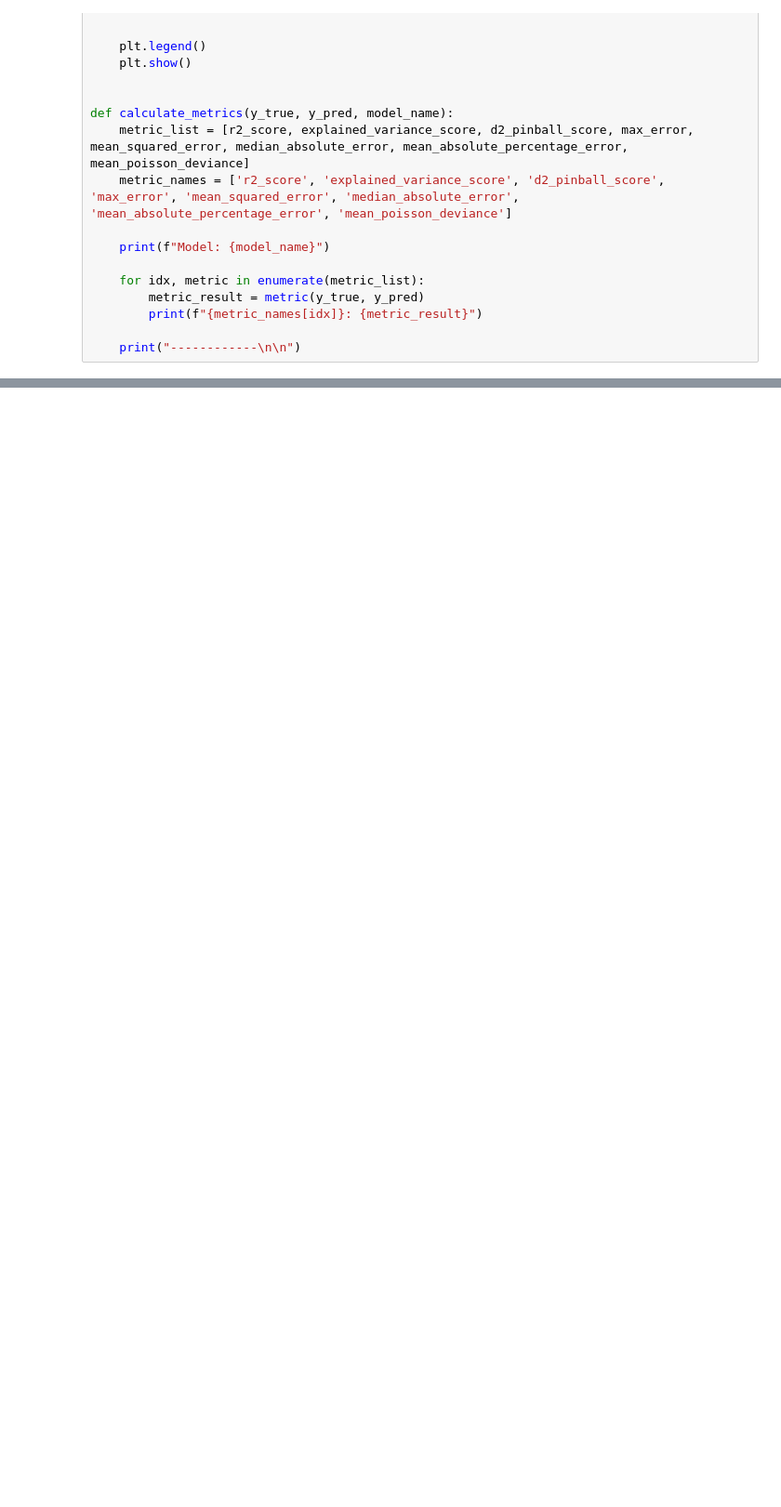
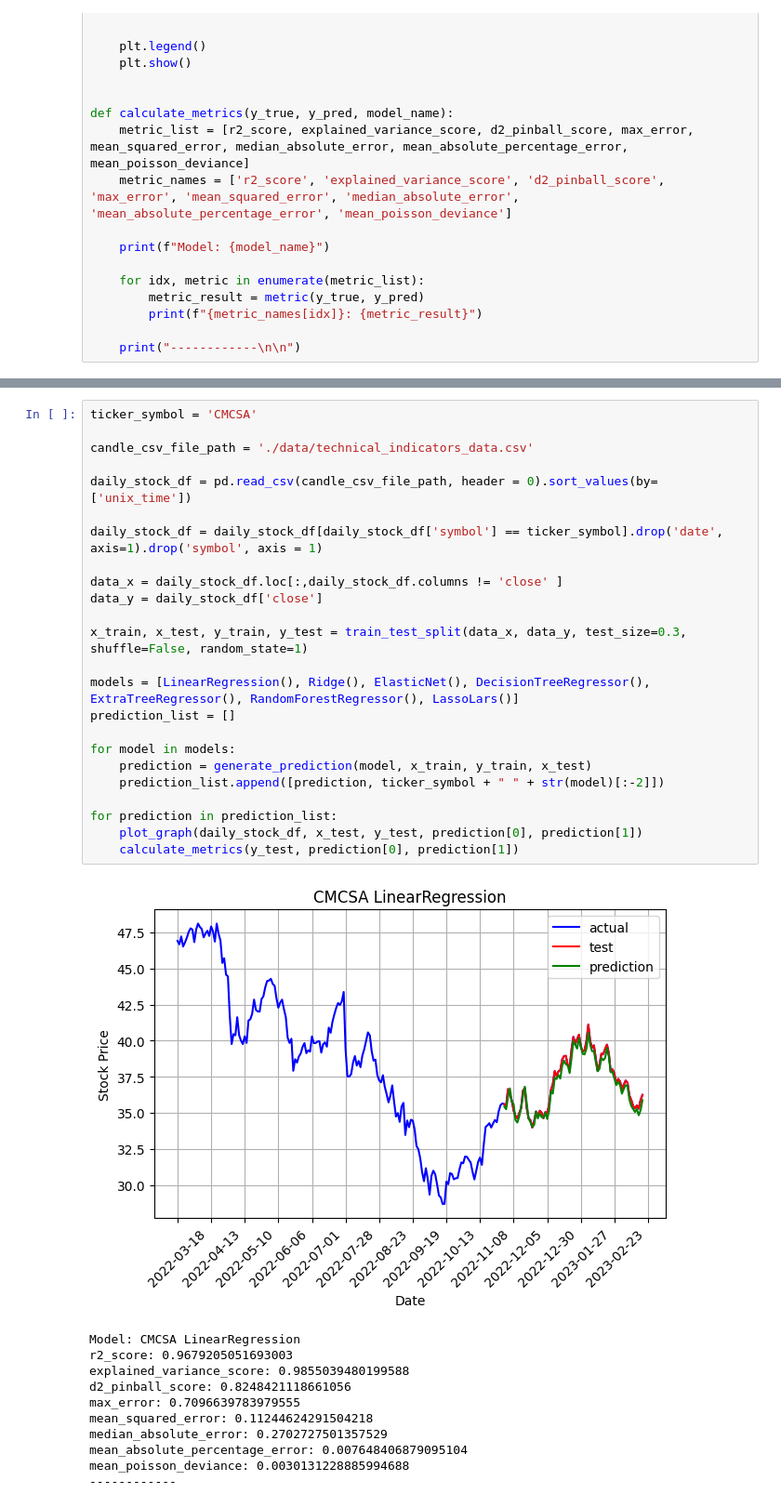
Before and after one commit to geoffpatton/dsci-521-project, a Jupyter notebook: prediction.ipynb, the cells around one changed output, grey strips where cells are left out. Shown at 93% size. Drawn from its saved outputs; the diff is of its cells as text; blank space fills up the shorter version.

Commit message:
updated prediction

```diff
--- a/prediction.ipynb
+++ b/prediction.ipynb
@@ -158,3 +158,39 @@ median_absolute_error: 3.1396547230894214
 mean_absolute_percentage_error: 0.07250969082088447
 mean_poisson_deviance: 0.26714501880420893
 ------------
+# %%
+ticker_symbol = 'CMCSA'
+
+candle_csv_file_path = './data/technical_indicators_data.csv'
+
+daily_stock_df = pd.read_csv(candle_csv_file_path, header = 0).sort_values(by=['unix_time'])
+
+daily_stock_df = daily_stock_df[daily_stock_df['symbol'] == ticker_symbol].drop('date', axis=1).drop('symbol', axis = 1)
+
+data_x = daily_stock_df.loc[:,daily_stock_df.columns != 'close' ]
+data_y = daily_stock_df['close']
+
+x_train, x_test, y_train, y_test = train_test_split(data_x, data_y, test_size=0.3, shuffle=False, random_state=1)
+
+models = [LinearRegression(), Ridge(), ElasticNet(), DecisionTreeRegressor(), ExtraTreeRegressor(), RandomForestRegressor(), LassoLars()]
+prediction_list = []
+
+for model in models:
+    prediction = generate_prediction(model, x_train, y_train, x_test)
+    prediction_list.append([prediction, ticker_symbol + " " + str(model)[:-2]])
+
+for prediction in prediction_list:
+    plot_graph(daily_stock_df, x_test, y_test, prediction[0], prediction[1])
+    calculate_metrics(y_test, prediction[0], prediction[1])
+# %% [output]
+[figure, added]
+Model: CMCSA LinearRegression
+r2_score: 0.9679205051693003
+explained_variance_score: 0.9855039480199588
+d2_pinball_score: 0.8248421118661056
+max_error: 0.7096639783979555
+mean_squared_error: 0.11244624291504218
+median_absolute_error: 0.2702727501357529
+mean_absolute_percentage_error: 0.007648406879095104
+mean_poisson_deviance: 0.0030131228885994688
+------------
```
Also changed, not shown: parts of 2 cells of this notebook, 4 other files.
